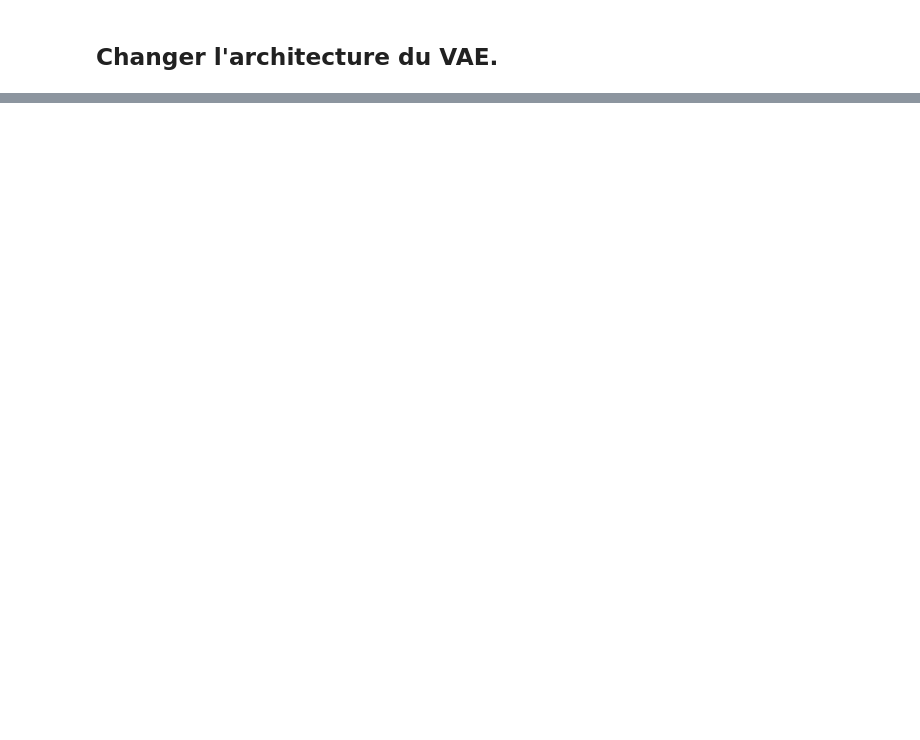
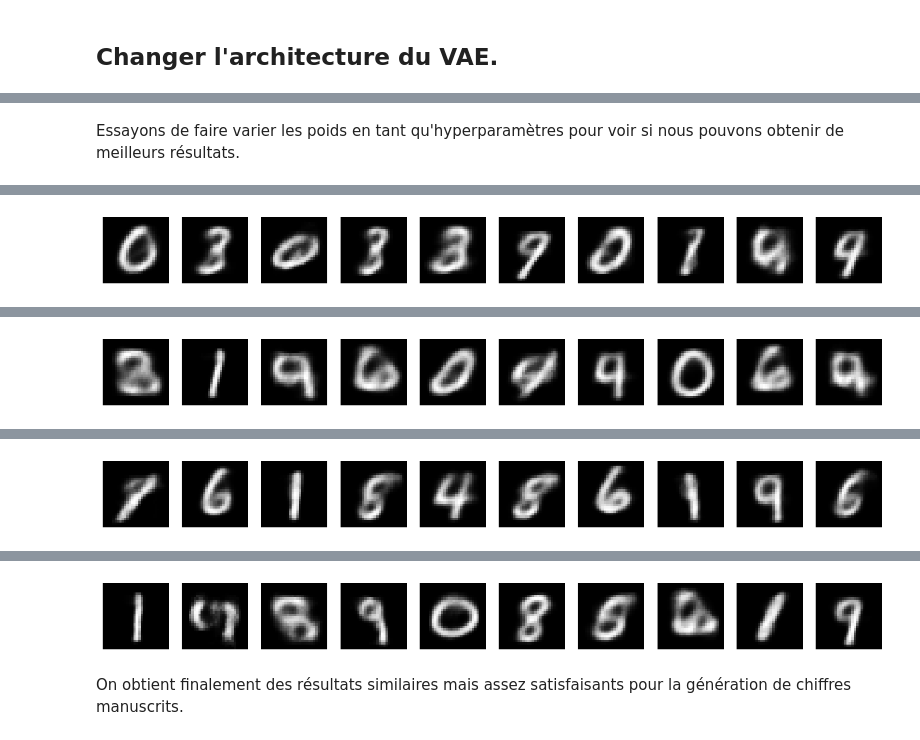
Before and after one commit to raphrb2/Autosupervised-Learning, a Jupyter notebook: TP2_VAE/TP_VAE.ipynb, the cells around one changed output, grey strips where cells are left out. Drawn from its saved outputs; the diff is of its cells as text; code cells hidden in the pictures; blank space fills up the shorter version.

```diff
--- a/TP2_VAE/TP_VAE.ipynb
+++ b/TP2_VAE/TP_VAE.ipynb
@@ -442,0 +327,32 @@ show_generated_images(convolutionalVAE, latent_dim=2)
+# %% [markdown]
+Essayons de faire varier les poids en tant qu'hyperparamètres pour voir si nous pouvons obtenir de meilleurs résultats.
+# %%
+def train_vae(model, train_loader, bce_weight, kld_weight, epochs=10):
+    optimizer = torch.optim.Adam(model.parameters(), lr=1e-3)
+    model.train()
+    for epoch in range(epochs):
+        train_loss = 0
+        for data, _ in train_loader:
+            data = data.to(device)
+            optimizer.zero_grad()
+            recon_batch, mu, logvar = model(data)
+            loss = loss_function(recon_batch, data, mu, logvar, bce_weight, kld_weight)
+            loss.backward()
+            train_loss += loss.item()
+            optimizer.step()
+        print(f'Epoch {epoch}, Loss: {train_loss / len(train_loader.dataset)}')
+# %%
+bce_kld_weights = [(1.0, 1.0), (0.5, 1.0), (1.0, 0.5), (0.5, 0.5)]
+
+# Chargement des données MNIST
+train_loader = DataLoader(
+    datasets.MNIST('../data', train=True, download=True, transform=transforms.ToTensor()),
+    batch_size=128, shuffle=True)
+
+# Tester le modèle avec différents poids
+for bce_weight, kld_weight in bce_kld_weights:
+    print(f"Training with BCE Weight: {bce_weight}, KLD Weight: {kld_weight}")
+    model = ImprovedCustomVAE().to(device)
+    train_vae(model, train_loader, bce_weight, kld_weight)
+    show_generated_images(model, latent_dim=3)
+# %% [output]
@@ -442,0 +370 @@ show_generated_images(convolutionalVAE, latent_dim=2)
+[figure, added]
@@ -442,0 +382 @@ show_generated_images(convolutionalVAE, latent_dim=2)
+[figure, added]
@@ -442,0 +394 @@ show_generated_images(convolutionalVAE, latent_dim=2)
+[figure, added]
@@ -442,0 +406,3 @@ show_generated_images(convolutionalVAE, latent_dim=2)
+[figure, added]
+# %% [markdown]
+On obtient finalement des résultats similaires mais assez satisfaisants pour la génération de chiffres manuscrits.
```
Also changed, not shown: parts of 13 cells of this notebook, 1 other file.
